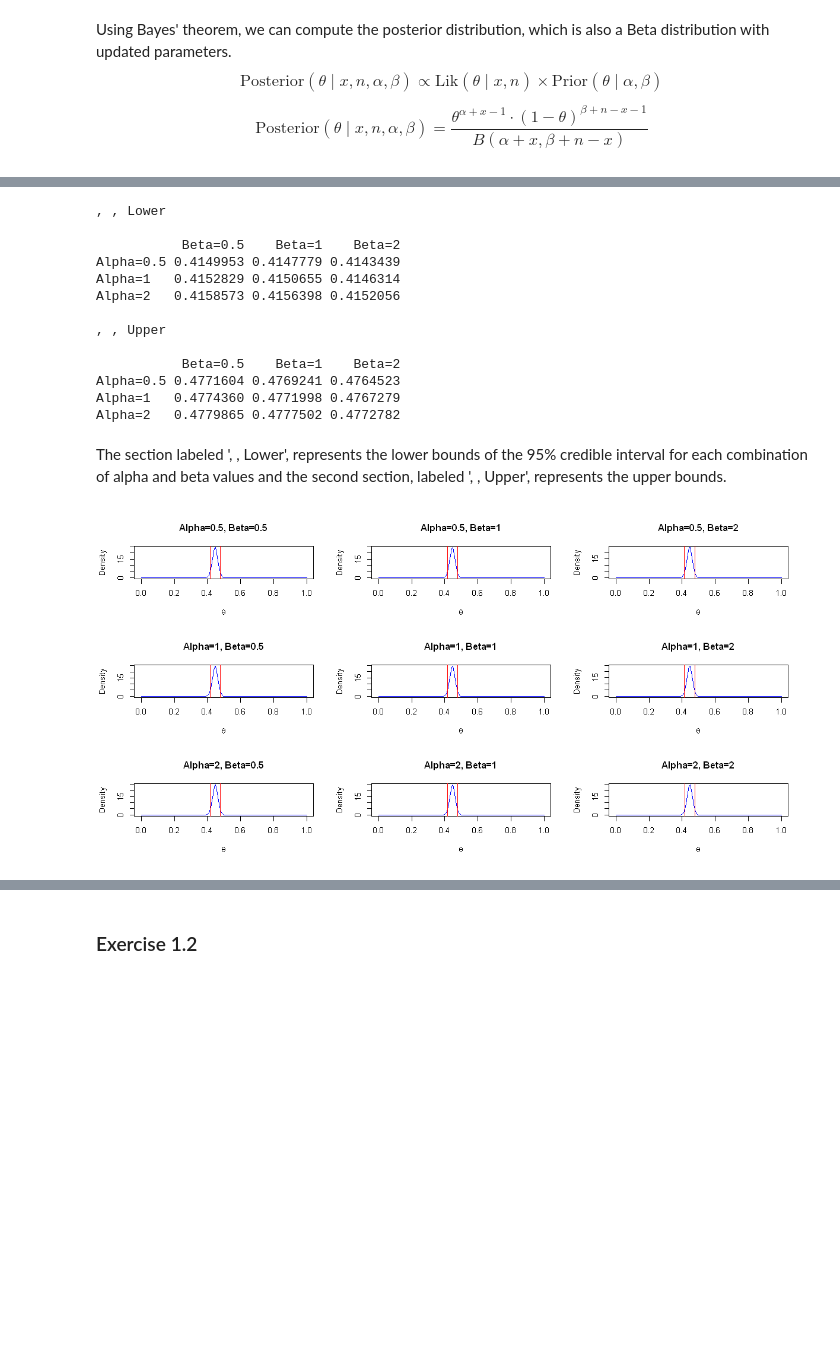
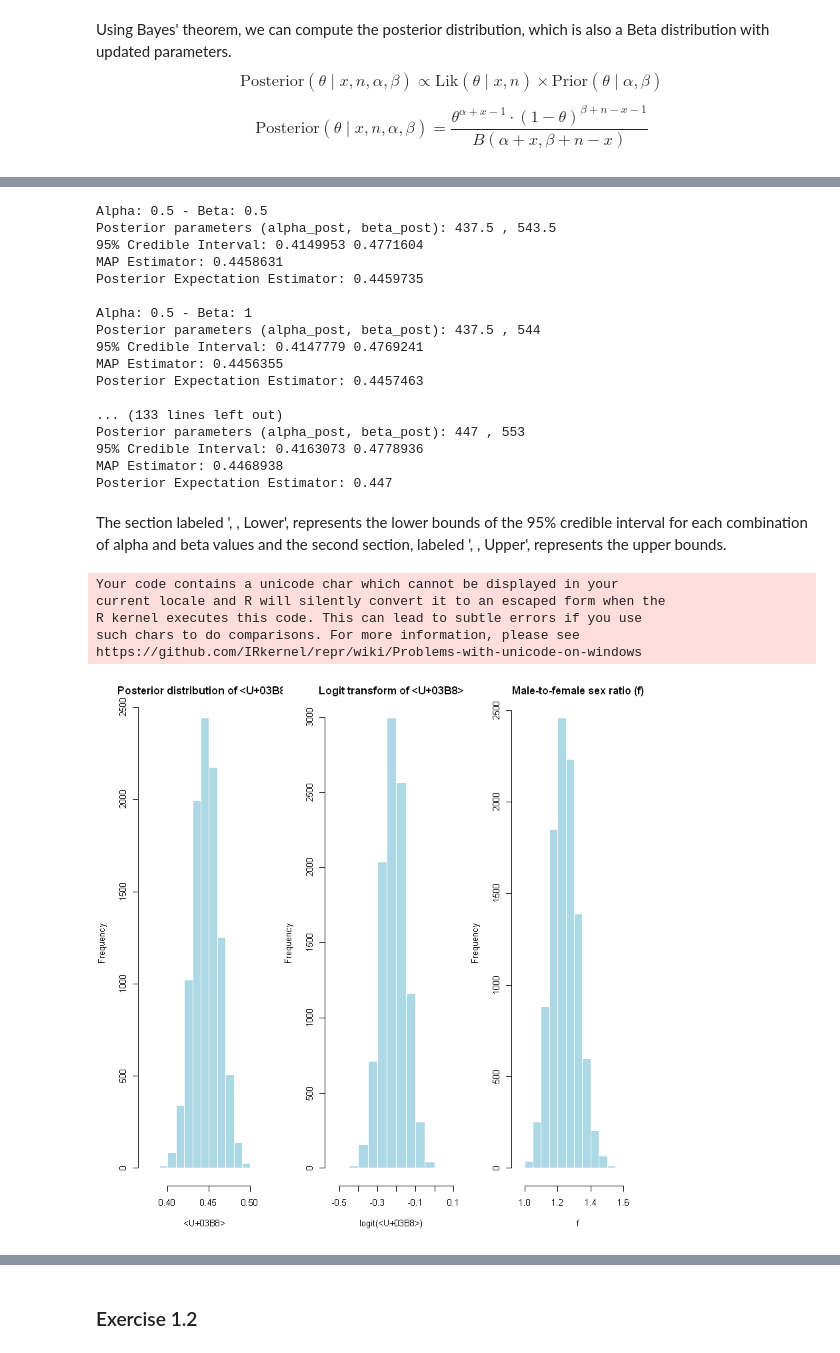
Before and after one commit to DaphneDjiakouri/Bayesian-Statistics, a Jupyter notebook: Assignments/1st_Assignment_Adriana_Madison_Dafni_Arturo.ipynb, the cells around one changed output, grey strips where cells are left out. Cells and saved outputs as stored; diff of their text form; code cells hidden in the pictures; blank space fills up the shorter version.

```diff
--- a/Assignments/1st_Assignment_Adriana_Madison_Dafni_Arturo.ipynb
+++ b/Assignments/1st_Assignment_Adriana_Madison_Dafni_Arturo.ipynb
@@ -105,7 +99,10 @@ for (alpha in alpha_values) {
 
 # Print results
 for (key in names(results)) {
-  cat("Alpha:", unlist(strsplit(key, " ")[2]), "- Beta:", unlist(strsplit(key, " ")[4]), "\n")
+  alpha_beta <- unlist(strsplit(key, " "))
+  alpha <- alpha_beta[2]
+  beta <- alpha_beta[4]
+  cat("Alpha:", alpha, "- Beta:", beta, "\n")
   cat("Posterior parameters (alpha_post, beta_post):", results[[key]]$alpha_post, ",", results[[key]]$beta_post, "\n")
   cat("95% Credible Interval:", results[[key]]$credible_interval, "\n")
   cat("MAP Estimator:", results[[key]]$map_estimator, "\n")
@@ -113,36 +110,45 @@ for (key in names(results)) {
   cat("\n")
 }
 # %% [output]
-, , Lower
+Alpha: 0.5 - Beta: 0.5
+Posterior parameters (alpha_post, beta_post): 437.5 , 543.5
+95% Credible Interval: 0.4149953 0.4771604
+MAP Estimator: 0.4458631
+Posterior Expectation Estimator: 0.4459735
 
-           Beta=0.5    Beta=1    Beta=2
-Alpha=0.5 0.4149953 0.4147779 0.4143439
-Alpha=1   0.4152829 0.4150655 0.4146314
-Alpha=2   0.4158573 0.4156398 0.4152056
+Alpha: 0.5 - Beta: 1
+Posterior parameters (alpha_post, beta_post): 437.5 , 544
+95% Credible Interval: 0.4147779 0.4769241
+MAP Estimator: 0.4456355
+Posterior Expectation Estimator: 0.4457463
 
-, , Upper
-
-           Beta=0.5    Beta=1    Beta=2
-Alpha=0.5 0.4771604 0.4769241 0.4764523
-Alpha=1   0.4774360 0.4771998 0.4767279
-Alpha=2   0.4779865 0.4777502 0.4772782
+... (133 lines left out)
+Posterior parameters (alpha_post, beta_post): 447 , 553
+95% Credible Interval: 0.4163073 0.4778936
+MAP Estimator: 0.4468938
+Posterior Expectation Estimator: 0.447
 # %% [markdown]
 The section labeled ', , Lower', represents the lower bounds of the 95% credible interval for each combination of alpha and beta values and the second section, labeled ', , Upper', represents the upper bounds.
 # %%
-# Define a function to plot posterior distributions
-plot_posterior_distributions <- function(results) {
-  par(mfrow = c(5, 5), mar = c(3, 3, 1, 1))
-  for (key in names(results)) {
-    posterior <- rbeta(10000, results[[key]]$alpha_post, results[[key]]$beta_post)
-    hist(posterior, main = paste("Alpha:", unlist(strsplit(key, " ")[2]), "Beta:", unlist(strsplit(key, " ")[4])),
-         xlab = "", ylab = "", xlim = c(0, 1), ylim = c(0, 35), col = "lightblue", border = "white")
-    abline(v = results[[key]]$map_estimator, col = "red", lwd = 2)
-    abline(v = results[[key]]$posterior_expectation, col = "blue", lwd = 2, lty = 2)
-  }
-}
+# Plot histograms of the posterior distributions
+par(mfrow = c(1, 3), mar = c(5, 4, 2, 1))
 
-# Plot posterior distributions
-plot_posterior_distributions(results)
+# (a) Posterior distribution of θ
+theta_samples <- rbeta(10000, results[["alpha 5 beta 5"]]$alpha_post, results[["alpha 5 beta 5"]]$beta_post)
+hist(theta_samples, main = "Posterior distribution of θ", xlab = "θ", col = "lightblue", border = "white")
+
+# (b) Logit transform of θ
+logit_theta_samples <- log(theta_samples / (1 - theta_samples))
+hist(logit_theta_samples, main = "Logit transform of θ", xlab = "logit(θ)", col = "lightblue", border = "white")
+
+# (c) Male-to-female sex ratio φ = (1 − θ)/θ
+sex_ratio_samples <- (1 - theta_samples) / theta_samples
+hist(sex_ratio_samples, main = "Male-to-female sex ratio (φ)", xlab = "φ", col = "lightblue", border = "white")
 # %% [output]
+Your code contains a unicode char which cannot be displayed in your
+current locale and R will silently convert it to an escaped form when the
+R kernel executes this code. This can lead to subtle errors if you use
+such chars to do comparisons. For more information, please see
+https://github.com/IRkernel/repr/wiki/Problems-with-unicode-on-windows
-[figure, old version]
+[figure, new version]
 # %%
```
Also changed, not shown: parts of 12 cells of this notebook.
